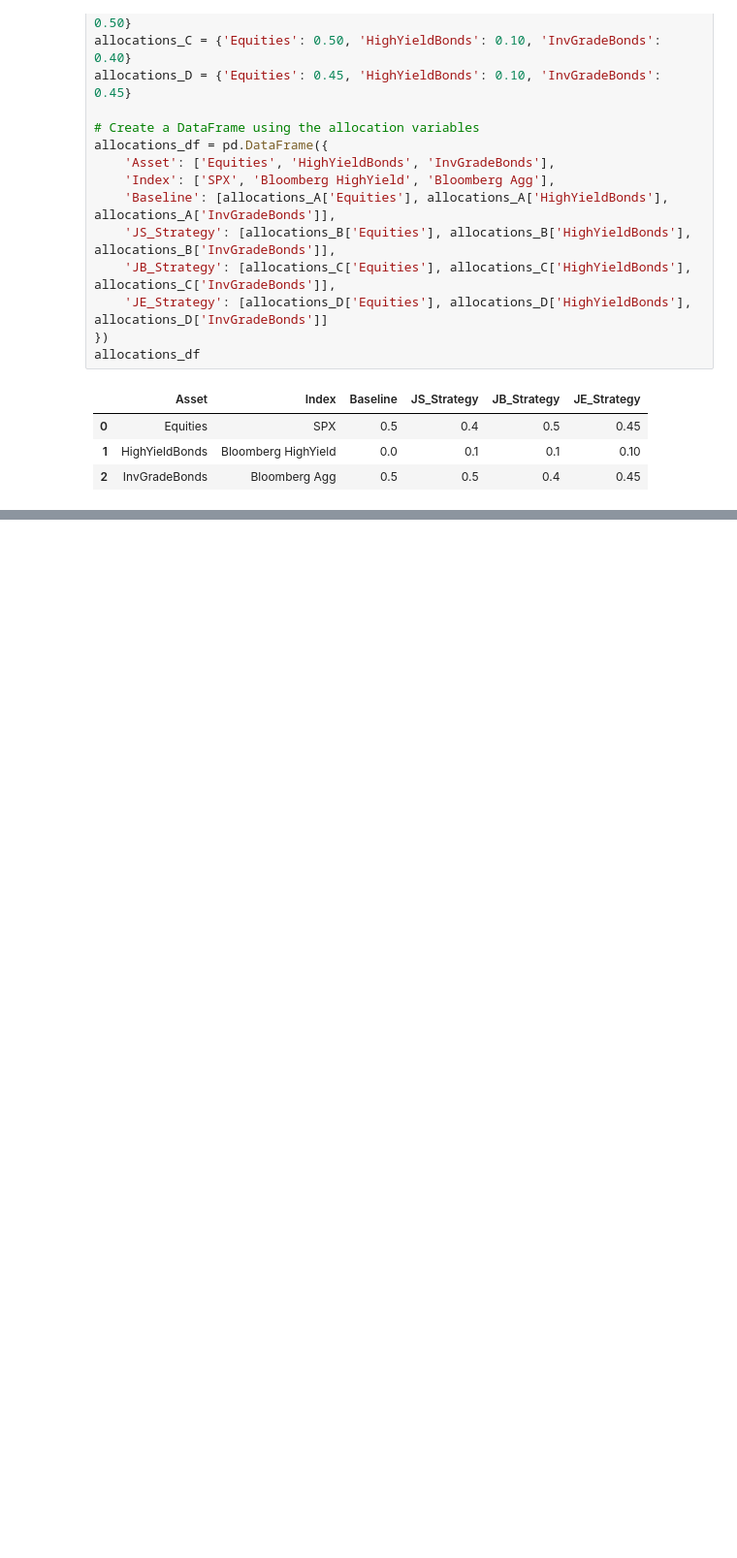
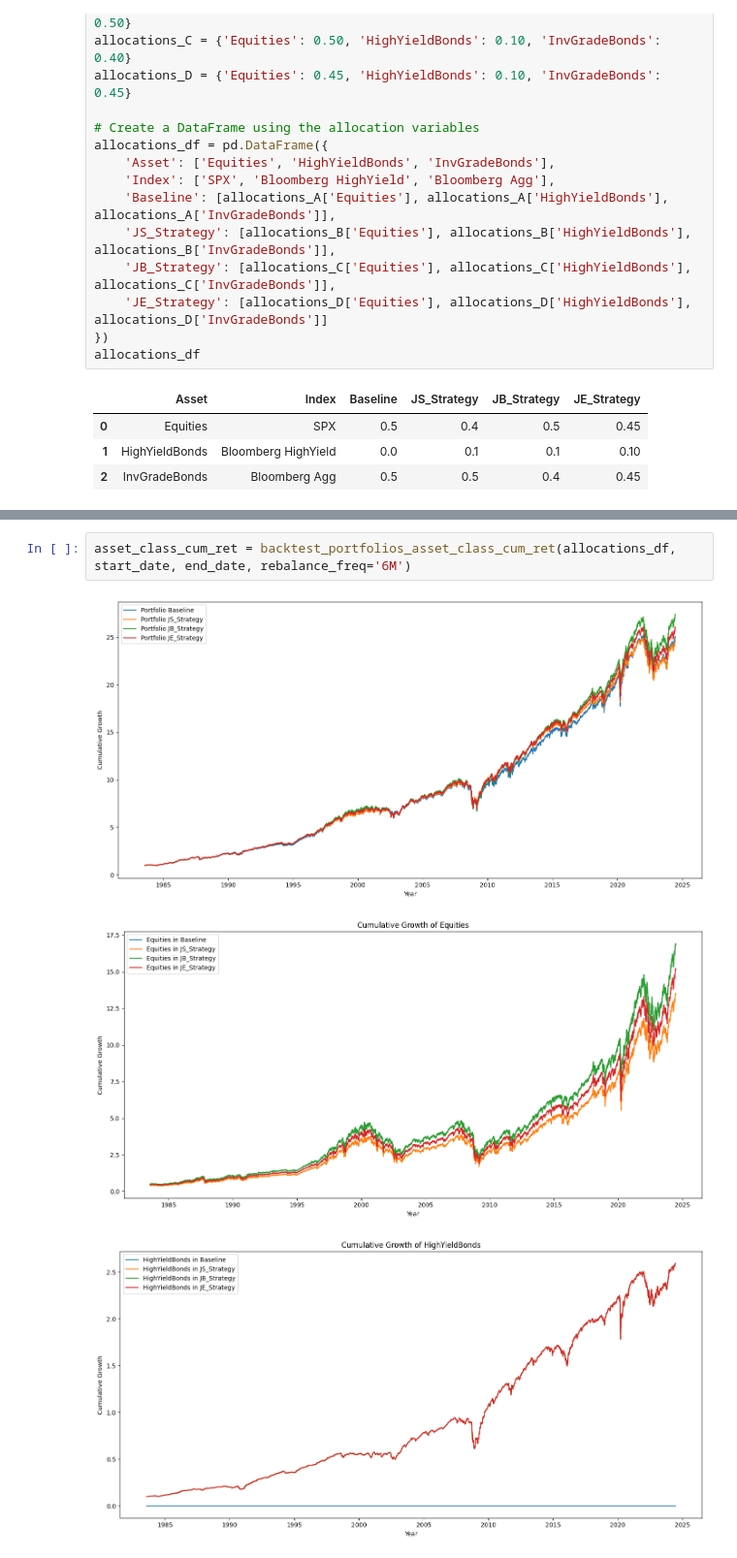
Before and after one commit to XiaozheZhangLehigh/Evaluating-the-Role-of-High-Yield-Bonds, a Jupyter notebook: tax_consideration.ipynb, the cells around one changed output, grey strips where cells are left out. Shown at 97% size. Saved outputs shown, nothing was run; the diff lists cells and outputs as text; blank space fills up the shorter version.

```diff
--- a/tax_consideration.ipynb
+++ b/tax_consideration.ipynb
@@ -99,0 +425,6 @@ income and 15% capital gains tax rates reflect the more likely reality that inve
+# %%
+asset_class_cum_ret = backtest_portfolios_asset_class_cum_ret(allocations_df, start_date, end_date, rebalance_freq='6M')
+# %% [output]
+[figure, added]
+[figure, added]
+[figure, added]
```
Also changed, not shown: parts of 34 cells of this notebook, 3 other files.
